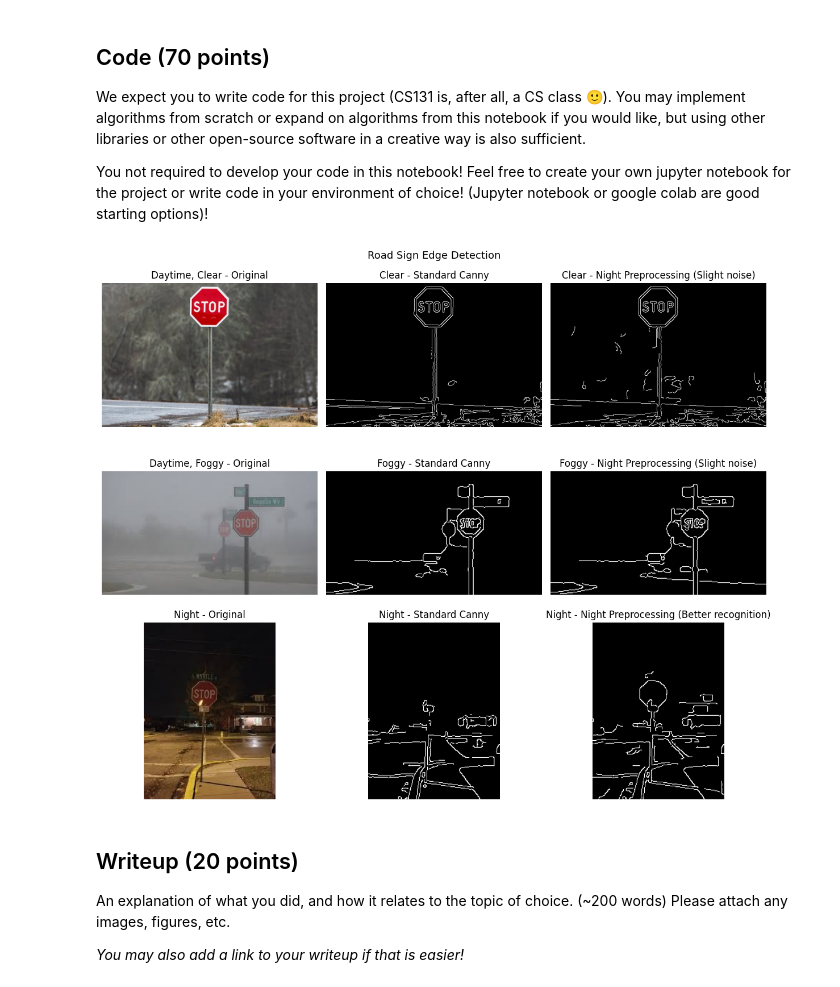
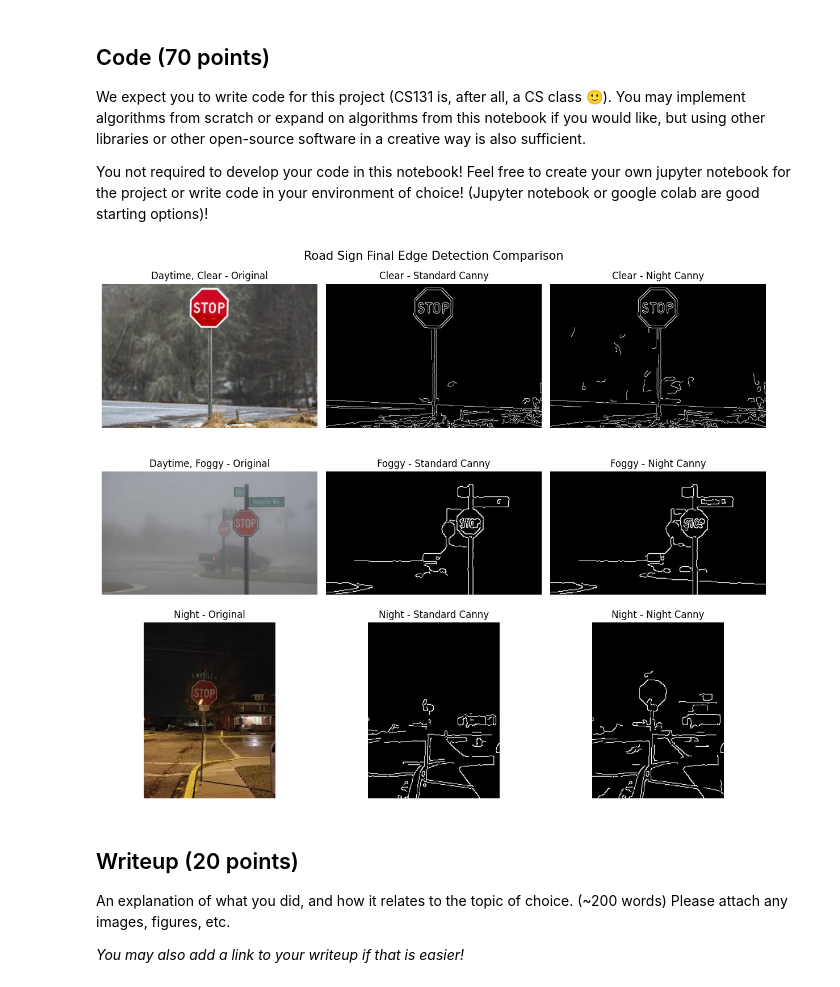
Before and after one commit to sitaraiyer/CS131_release, a Jupyter notebook: spring_2026/project1_release/option_B/option_b_exploration.ipynb, the cells around one changed output. Drawn from its saved outputs; the diff is of its cells as text; code cells hidden in the pictures.

```diff
--- a/spring_2026/project1_release/option_B/option_b_exploration.ipynb
+++ b/spring_2026/project1_release/option_B/option_b_exploration.ipynb
@@ -38,67 +40,75 @@ import cv2
 
 from edge import gaussian_kernel, conv, gradient, non_maximum_suppression, link_edges
 
-def preprocess(img, night=False):
+def preprocess(img, low_vis=False):
   # Converts RGB image to grayscale, using condition-specific preprocessing
   # Standard luminance grayscale performed best on daytime images (foggy and clear)
   # For night images, red-channel boosting and moderate CLAHE worked best in dark conditions
-    if not night:
+    if not low_vis:
         return color.rgb2gray(img.astype(np.float64) / 255.0)
+
     else:
-        r, g, b = img[:,:,0].astype(np.float64), img[:,:,1].astype(np.float64), img[:,:,2].astype(np.float64)
+
+        r, g, b = (img[:,:,0].astype(np.float64),
+                  img[:,:,1].astype(np.float64),
+                  img[:,:,2].astype(np.float64))
+
+        # Boosts red to better detect stop signs
         boosted = np.clip(0.65*r + 0.20*g + 0.15*b, 0, 255).astype(np.uint8)
         clahe = cv2.createCLAHE(clipLimit=2.5, tileGridSize=(8, 8))
+
         return clahe.apply(boosted).astype(np.float64)/255.0
 
 
-def detect_edges(img, night=False, kernel_size=5, sigma=1.4, high=92, low=75):
+def detect_edges(img, low_vis=False, kernel_size=5, sigma=1.4, high=92, low=75):
     # Run the Canny pipeline from edge.py with adaptive thresholds on an RGB image
     # This means high/low are set as percentiles of NMS values, rather than fixed constants
 
-    gray = preprocess(img, night)
+    gray = preprocess(img, low_vis)
     kernel = gaussian_kernel(kernel_size, sigma)
     smoothed = conv(gray * 255.0, kernel)
     G, theta = gradient(smoothed)
     nms = non_maximum_suppression(G, theta)
 
     nonzero = nms[nms > 0]
     high = np.percentile(nonzero, high)
     low = np.percentile(nonzero, low)
 
     strong = nms > high
     weak = (nms <= high) & (nms > low)
     return link_edges(strong, weak)
 
-
 # Run on images
 
 img_clear = io.imread("clear1.jpeg")
 img_fog = io.imread("fog2.jpg")
 img_stop = io.imread("stop1.jpg")
 
-fig, axes = plt.subplots(3, 3, figsize=(12, 10))
-fig.suptitle("Road Sign Edge Detection", fontsize=13)
+# FINAL edge detection output
+fig2, axes2 = plt.subplots(3, 3, figsize=(12, 10))
+fig2.suptitle("Road Sign Final Edge Detection Comparison", fontsize=15)
 
-axes[0, 0].imshow(img_clear); axes[0, 0].set_title("Daytime, Clear - Original")
-axes[0, 1].imshow(detect_edges(img_clear, night=False), cmap="gray"); axes[0, 1].set_title("Clear - Standard Canny")
-axes[0, 2].imshow(detect_edges(img_clear, night=True), cmap="gray"); axes[0, 2].set_title("Clear - Night Preprocessing (Slight noise)")
+# Clear image
+axes2[0, 0].imshow(img_clear); axes2[0, 0].set_title("Daytime, Clear - Original")
+axes2[0, 1].imshow(detect_edges(img_clear, False), cmap="gray"); axes2[0, 1].set_title("Clear - Standard Canny")
+axes2[0, 2].imshow(detect_edges(img_clear, True), cmap="gray"); axes2[0, 2].set_title("Clear - Night Canny")
 
-axes[1, 0].imshow(img_fog); axes[1, 0].set_title("Daytime, Foggy - Original")
-axes[1, 1].imshow(detect_edges(img_fog, night=False), cmap="gray"); axes[1, 1].set_title("Foggy - Standard Canny")
-axes[1, 2].imshow(detect_edges(img_fog, night=True), cmap="gray"); axes[1, 2].set_title("Foggy - Night Preprocessing (Slight noise)")
+# Foggy image
+axes2[1, 0].imshow(img_fog); axes2[1, 0].set_title("Daytime, Foggy - Original")
+axes2[1, 1].imshow(detect_edges(img_fog, False), cmap="gray"); axes2[1, 1].set_title("Foggy - Standard Canny")
+axes2[1, 2].imshow(detect_edges(img_fog, True), cmap="gray"); axes2[1, 2].set_title("Foggy - Night Canny")
 
-axes[2, 0].imshow(img_stop); axes[2, 0].set_title("Night - Original")
-axes[2, 1].imshow(detect_edges(img_stop, night=False), cmap="gray"); axes[2, 1].set_title("Night - Standard Canny")
-axes[2, 2].imshow(detect_edges(img_stop, night=True), cmap="gray"); axes[2, 2].set_title("Night - Night Preprocessing (Better recognition)")
+# Night image
+axes2[2, 0].imshow(img_stop); axes2[2, 0].set_title("Night - Original")
+axes2[2, 1].imshow(detect_edges(img_stop, False), cmap="gray"); axes2[2, 1].set_title("Night - Standard Canny")
+axes2[2, 2].imshow(detect_edges(img_stop, True), cmap="gray"); axes2[2, 2].set_title("Night - Night Canny")
 
-for ax in axes.flat:
+for ax in axes2.flat:
     ax.axis("off")
-
-plt.tight_layout()
-plt.savefig("edges_output.png", dpi=150)
+fig2.tight_layout()
 plt.show()
 # %% [output]
-[figure, old version]
+[figure, new version]
 # %% [markdown]
 ## Writeup (20 points)
 
```
Also changed, not shown: parts of 2 cells of this notebook.
